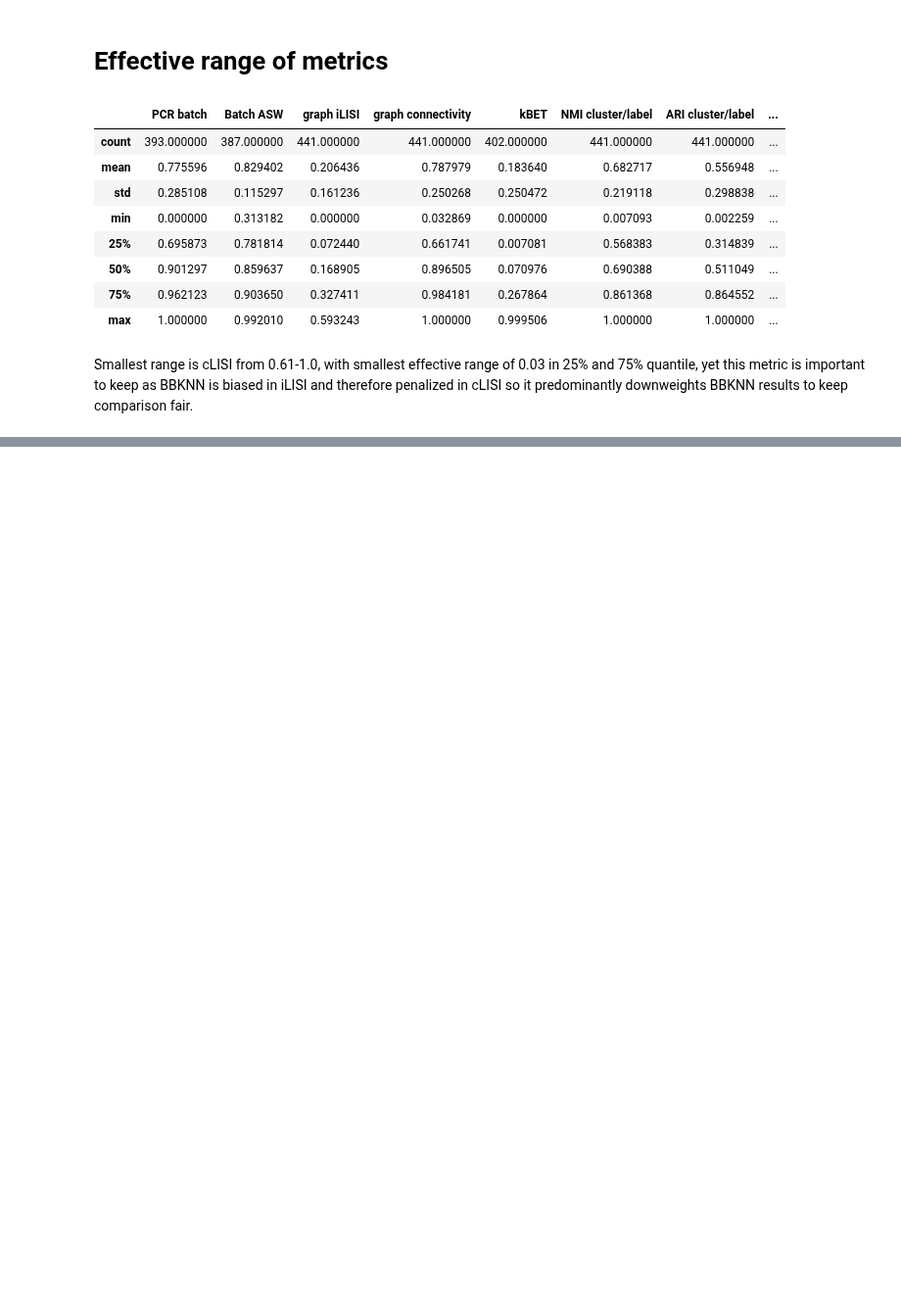
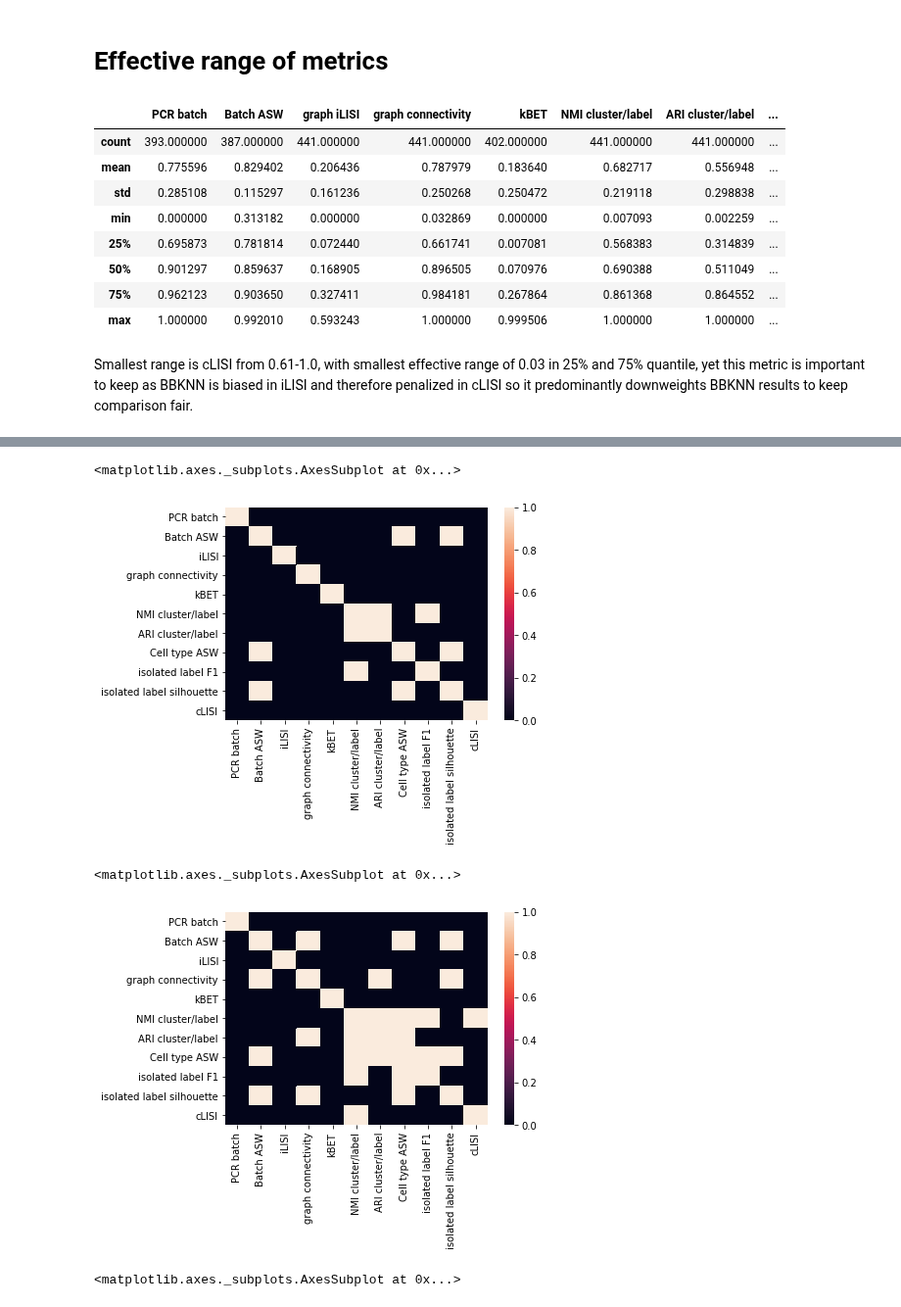
Before and after one commit to theislab/scib, a Jupyter notebook: notebooks/analysis/Metrics_correlation_and_range_analysis.ipynb, the cells around one changed output, grey strips where cells are left out. Shown at 98% size. Saved outputs shown, nothing was run; the diff lists cells and outputs as text; code cells hidden in the pictures; blank space fills up the shorter version.

```diff
--- a/notebooks/analysis/Metrics_correlation_and_range_analysis.ipynb
+++ b/notebooks/analysis/Metrics_correlation_and_range_analysis.ipynb
@@ -131,0 +184,15 @@ Smallest range is cLISI from 0.61-1.0, with smallest effective range of 0.03 in
+# %%
+sns.heatmap(atac_corr > 0.7)
+plt.show()
+
+sns.heatmap(atac_corr > 0.6)
+plt.show()
+
+sns.heatmap(atac_corr > 0.5)
+plt.show()
+# %% [output]
+<matplotlib.axes._subplots.AxesSubplot at 0x...>
+[figure, added]
+<matplotlib.axes._subplots.AxesSubplot at 0x...>
+[figure, added]
+<matplotlib.axes._subplots.AxesSubplot at 0x...>
```
Also changed, not shown: parts of 10 cells of this notebook.
